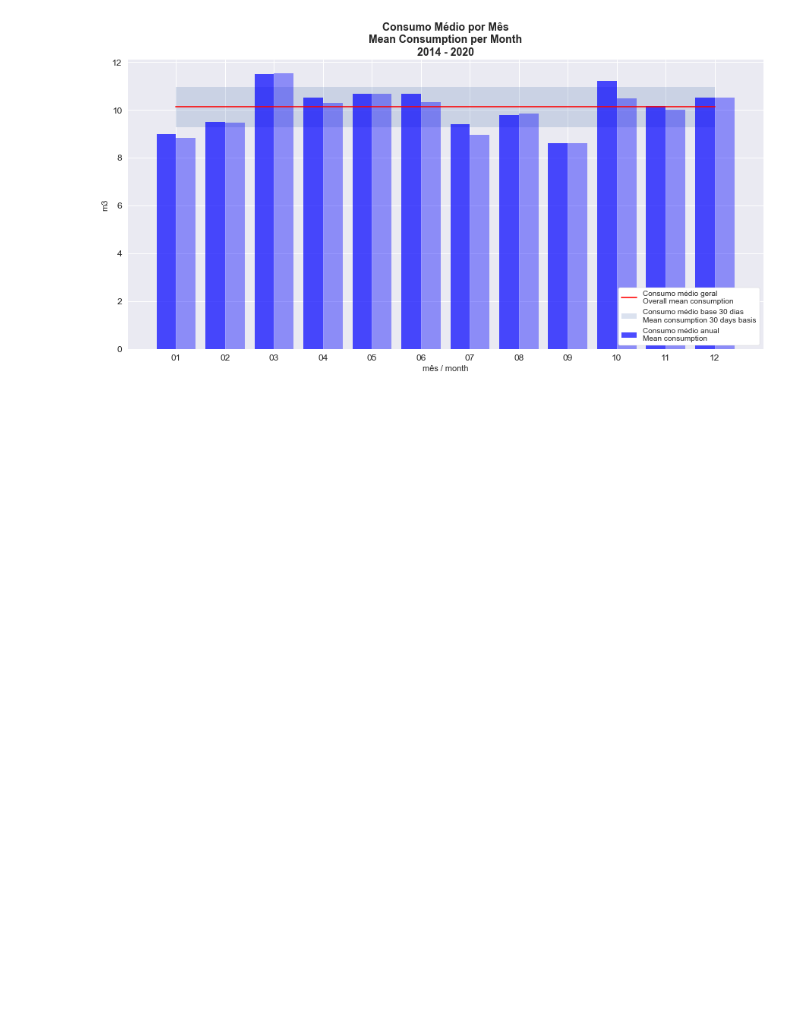
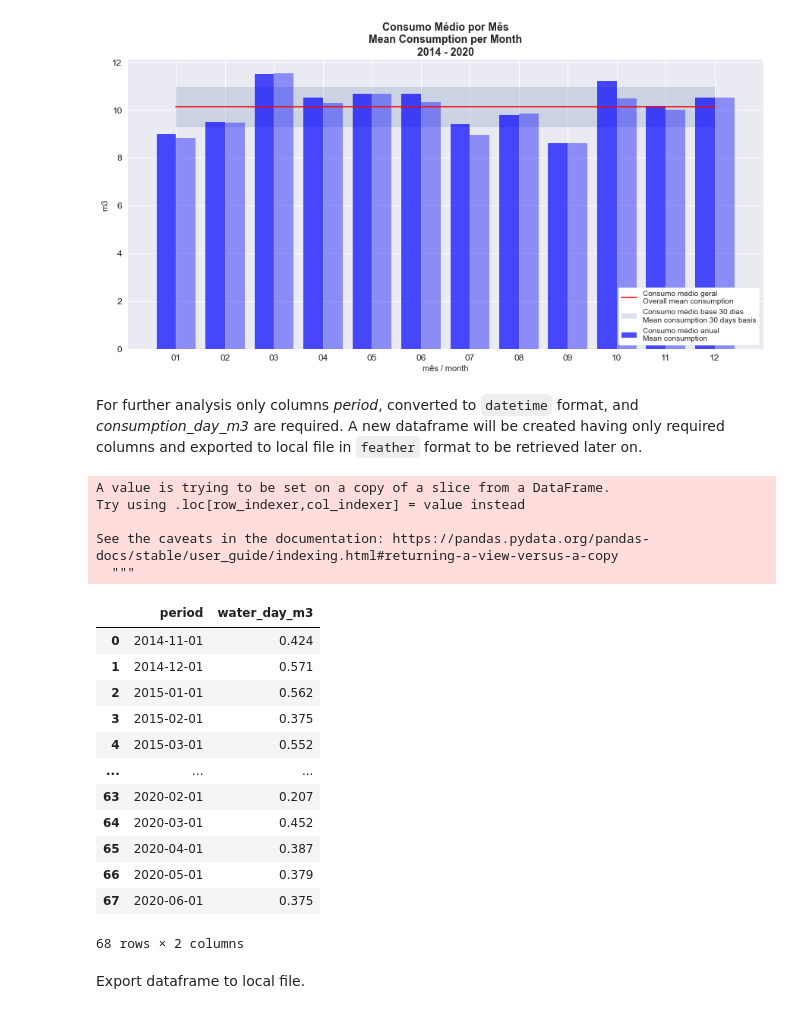
Before and after one commit to sjsilvabr/Utilities_Consumption, a Jupyter notebook: Water_Notebook.ipynb, the cells around one changed output. Drawn from its saved outputs; the diff is of its cells as text; code cells hidden in the pictures; blank space fills up the shorter version.

Commit message:
Minor enhacements and export code added.

````diff
--- a/Water_Notebook.ipynb
+++ b/Water_Notebook.ipynb
@@ -479,3 +486,37 @@ plt.xlabel('mês / month')
 plt.show()
 # %% [output]
 [figure]
+# %% [markdown]
+For further analysis only columns *period*, converted to ```datetime``` format, and *consumption_day_m3* are required. A new dataframe will be created having only required columns and exported to local file in ```feather``` format to be retrieved later on.
+# %%
+# create a new dataframe
+features_water = df_water[['period','consumption_day_m3']]
+
+# convert period to datetime format
+features_water['period'] = pd.to_datetime(features_water['period'], format='%Y-%m')
+
+# rename column consumption_day_m3
+features_water = features_water.rename(columns={'consumption_day_m3': 'water_day_m3'})
+
+features_water
+# %% [output]
+A value is trying to be set on a copy of a slice from a DataFrame.
+Try using .loc[row_indexer,col_indexer] = value instead
+
+See the caveats in the documentation: https://pandas.pydata.org/pandas-docs/stable/user_guide/indexing.html#returning-a-view-versus-a-copy
+  """
+|  | period | water_day_m3 |
+| 0 | 2014-11-01 | 0.424 |
+| 1 | 2014-12-01 | 0.571 |
+| 2 | 2015-01-01 | 0.562 |
+| 3 | 2015-02-01 | 0.375 |
+| 4 | 2015-03-01 | 0.552 |
+| ... | ... | ... |
+| 63 | 2020-02-01 | 0.207 |
+| 64 | 2020-03-01 | 0.452 |
+| 65 | 2020-04-01 | 0.387 |
+| 66 | 2020-05-01 | 0.379 |
+| 67 | 2020-06-01 | 0.375 |
+68 rows × 2 columns
+# %% [markdown]
+Export dataframe to local file.
````
Also changed, not shown: parts of 19 cells of this notebook.
